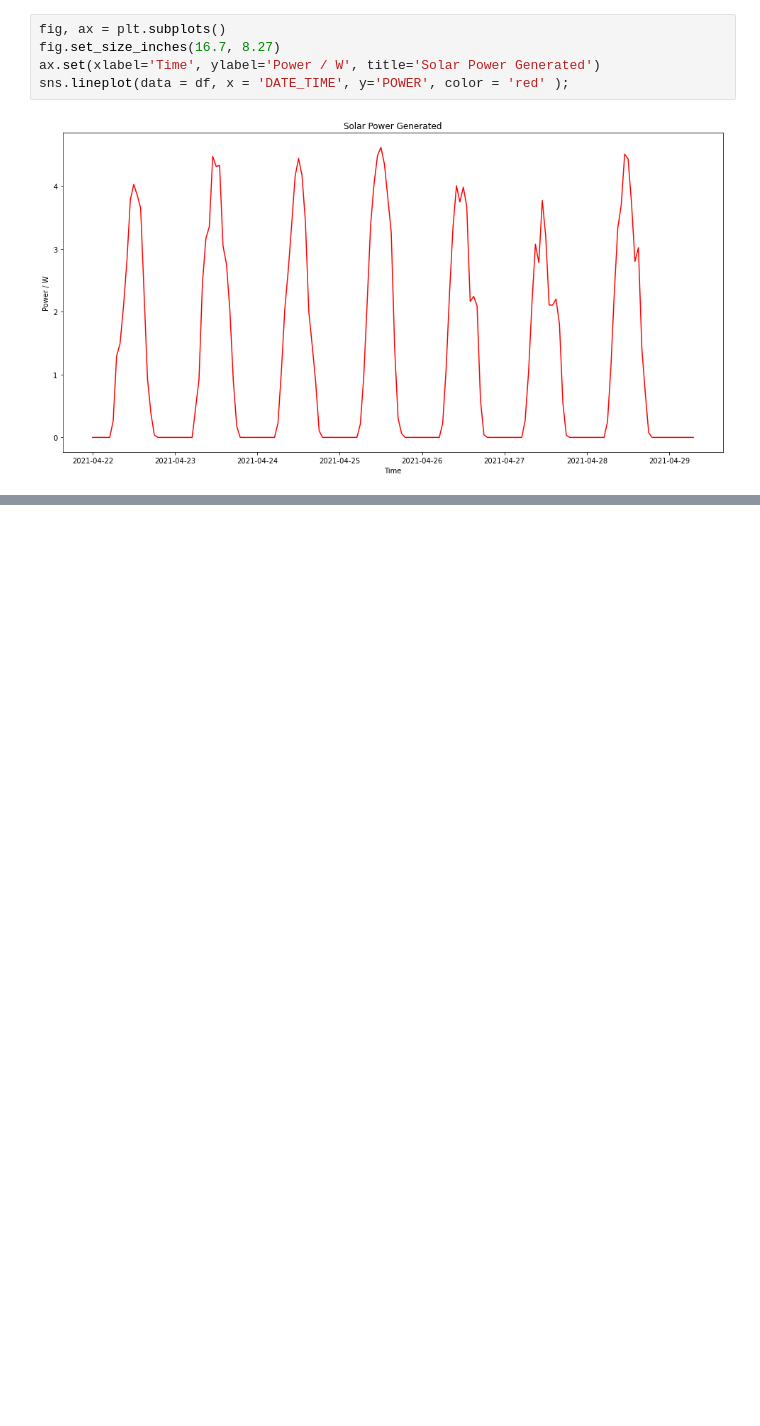
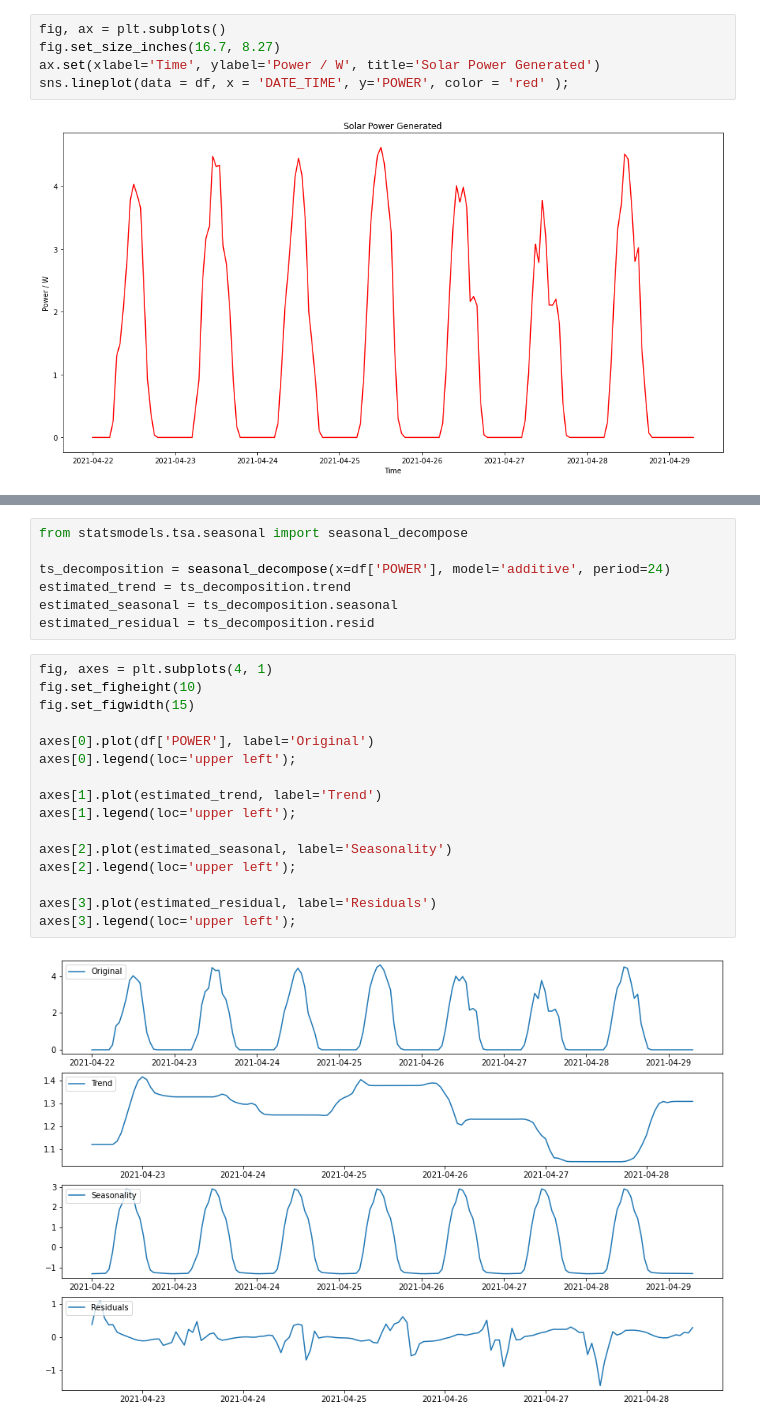
Before and after one commit to Mukunds0507333/Time-Series_PV-System-Output, a Jupyter notebook: Forecasting_PV_Power_Generation.ipynb, the cells around one changed output, grey strips where cells are left out. Drawn from its saved outputs; the diff is of its cells as text; blank space fills up the shorter version.

```diff
--- a/Forecasting_PV_Power_Generation.ipynb
+++ b/Forecasting_PV_Power_Generation.ipynb
@@ -101,0 +128,25 @@ sns.lineplot(data = df, x = 'DATE_TIME', y='POWER', color = 'red' );
+# %%
+from statsmodels.tsa.seasonal import seasonal_decompose
+
+ts_decomposition = seasonal_decompose(x=df['POWER'], model='additive', period=24)
+estimated_trend = ts_decomposition.trend
+estimated_seasonal = ts_decomposition.seasonal
+estimated_residual = ts_decomposition.resid
+# %%
+fig, axes = plt.subplots(4, 1)
+fig.set_figheight(10)
+fig.set_figwidth(15)
+
+axes[0].plot(df['POWER'], label='Original')
+axes[0].legend(loc='upper left');
+
+axes[1].plot(estimated_trend, label='Trend')
+axes[1].legend(loc='upper left');
+
+axes[2].plot(estimated_seasonal, label='Seasonality')
+axes[2].legend(loc='upper left');
+
+axes[3].plot(estimated_residual, label='Residuals')
+axes[3].legend(loc='upper left');
+# %% [output]
+[figure, added]
```
Also changed, not shown: parts of 12 cells of this notebook.
